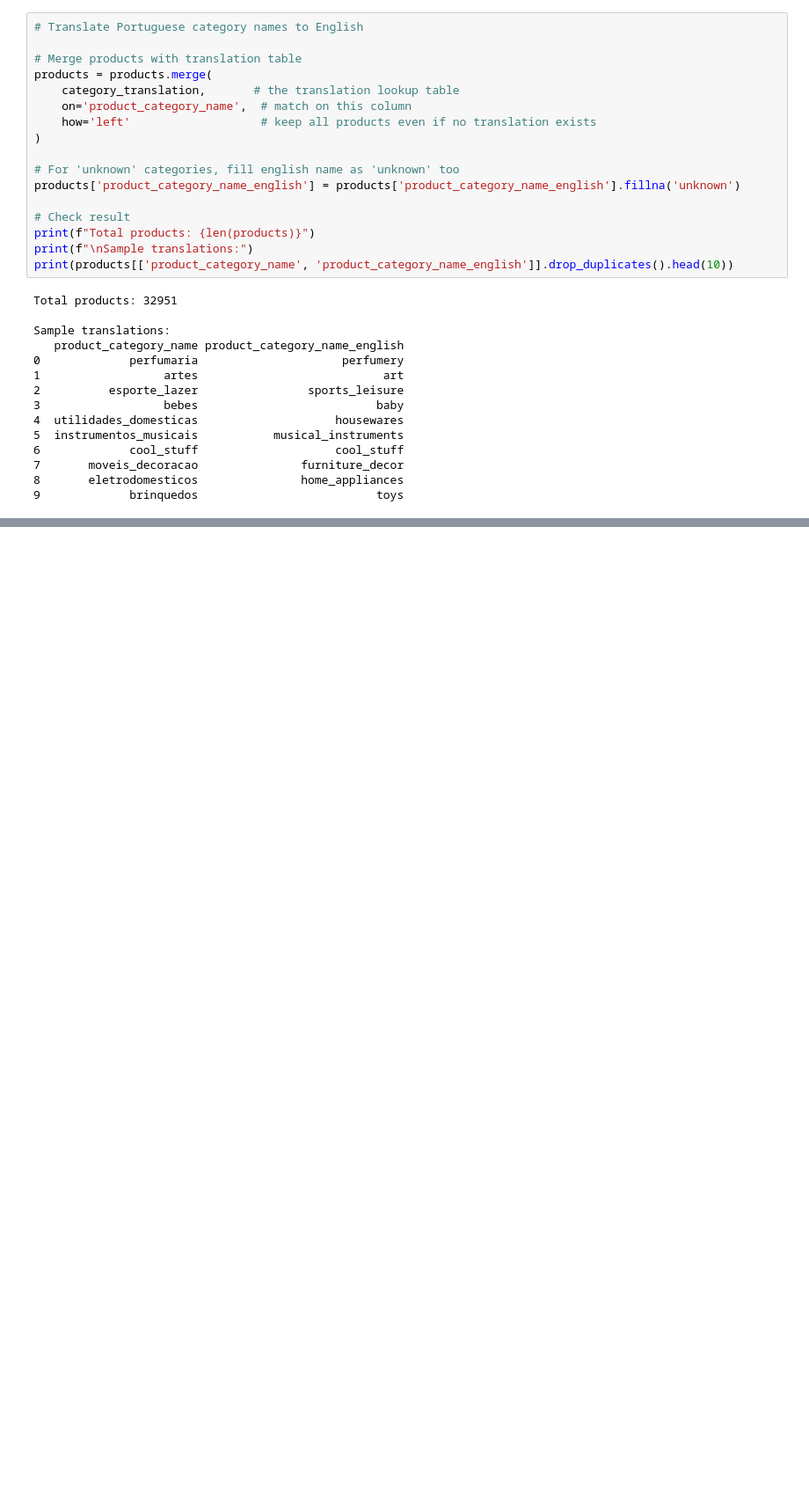
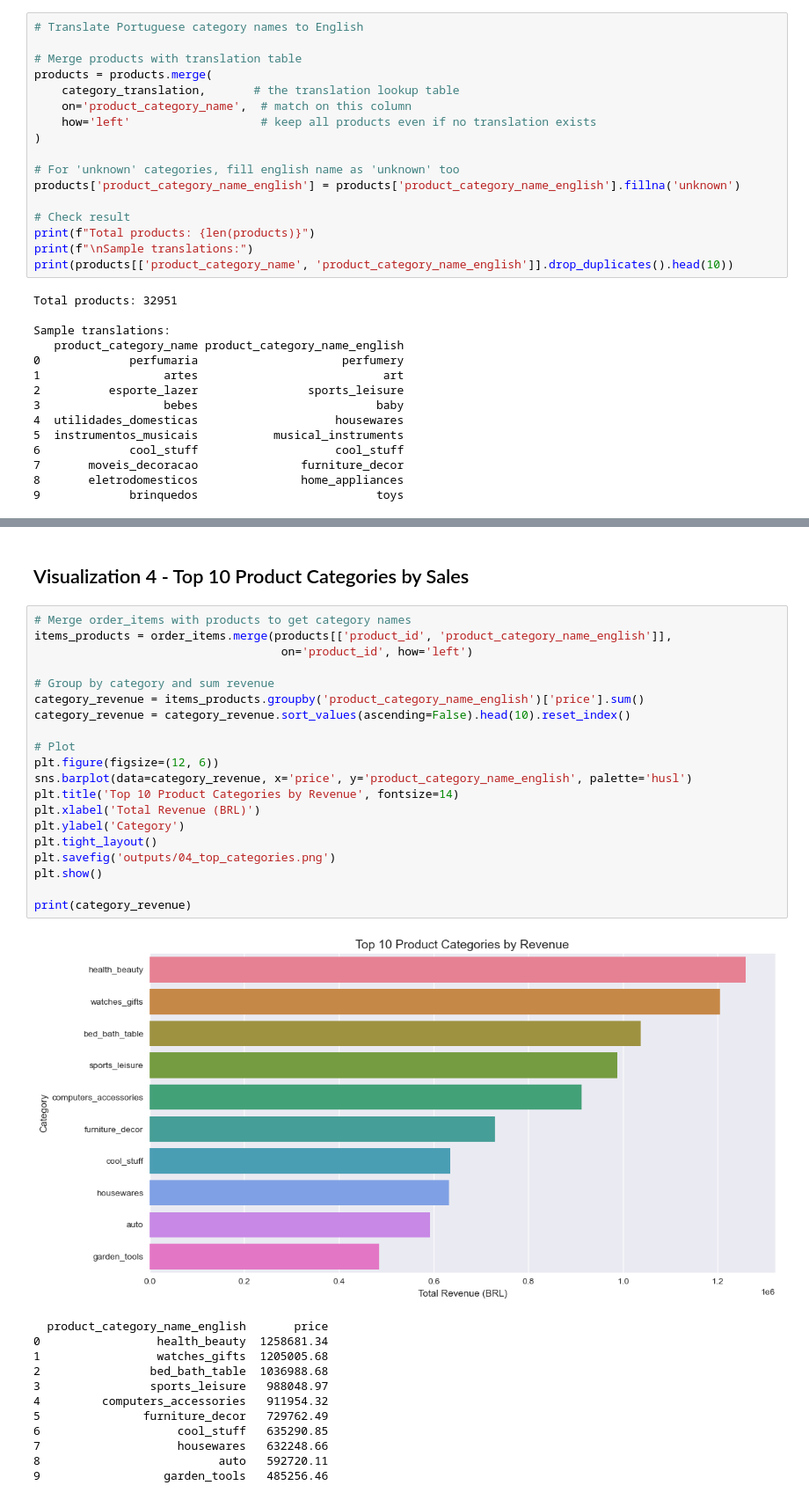
Before and after one commit to demirilayda/olist-data-pipeline, a Jupyter notebook: 01_eda.ipynb, the cells around one changed output, grey strips where cells are left out. Shown at 88% size. Saved outputs shown, nothing was run; the diff lists cells and outputs as text; blank space fills up the shorter version.

```diff
--- a/01_eda.ipynb
+++ b/01_eda.ipynb
@@ -152,0 +285,35 @@ Sample translations:
+# %% [markdown]
+## Visualization 4 - Top 10 Product Categories by Sales
+# %%
+# Merge order_items with products to get category names
+items_products = order_items.merge(products[['product_id', 'product_category_name_english']],
+                                    on='product_id', how='left')
+
+# Group by category and sum revenue
+category_revenue = items_products.groupby('product_category_name_english')['price'].sum()
+category_revenue = category_revenue.sort_values(ascending=False).head(10).reset_index()
+
+# Plot
+plt.figure(figsize=(12, 6))
+sns.barplot(data=category_revenue, x='price', y='product_category_name_english', palette='husl')
+plt.title('Top 10 Product Categories by Revenue', fontsize=14)
+plt.xlabel('Total Revenue (BRL)')
+plt.ylabel('Category')
+plt.tight_layout()
+plt.savefig('outputs/04_top_categories.png')
+plt.show()
+
+print(category_revenue)
+# %% [output]
+[figure, added]
+  product_category_name_english       price
+0                 health_beauty  1258681.34
+1                 watches_gifts  1205005.68
+2                bed_bath_table  1036988.68
+3                sports_leisure   988048.97
+4         computers_accessories   911954.32
+5               furniture_decor   729762.49
+6                    cool_stuff   635290.85
+7                    housewares   632248.66
+8                          auto   592720.11
+9                  garden_tools   485256.46
```
Also changed, not shown: parts of 15 cells of this notebook, 6 other files.
